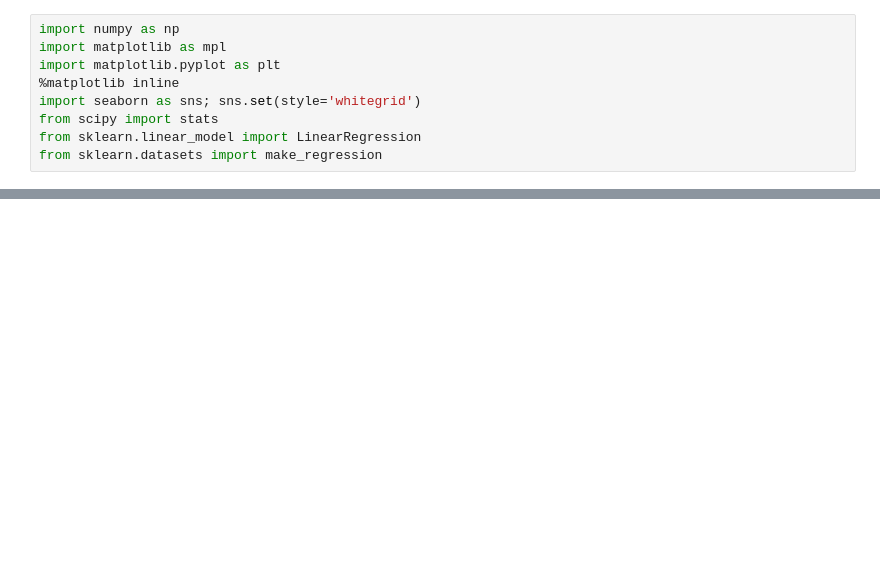
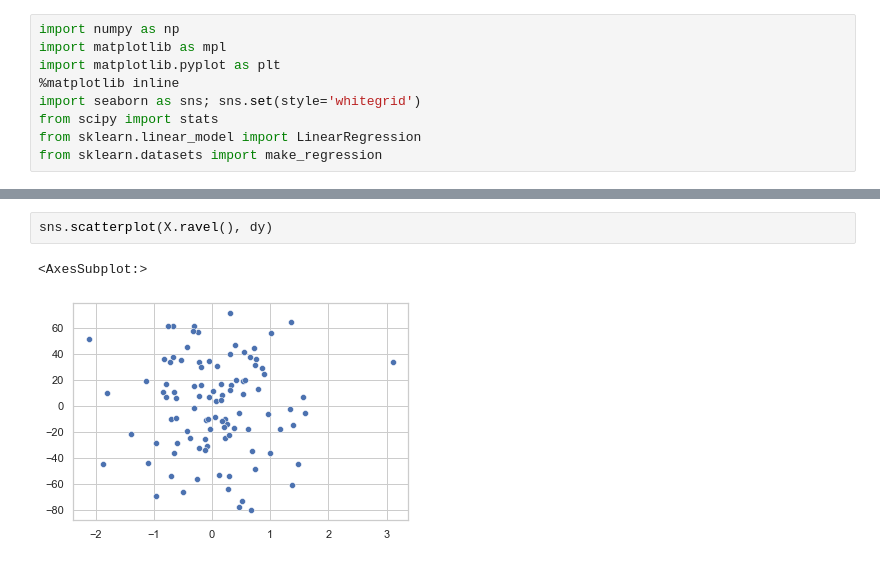
Before and after one commit to zhukpm/da_spring2021, a Jupyter notebook: lessons/nb/les7.ipynb, the cells around one changed output, grey strips where cells are left out. Cells and saved outputs as stored; diff of their text form; blank space fills up the shorter version.

```diff
--- a/lessons/nb/les7.ipynb
+++ b/lessons/nb/les7.ipynb
@@ -15,0 +111,5 @@ sns.scatterplot(X.ravel(), y)
+# %%
+sns.scatterplot(X.ravel(), dy)
+# %% [output]
+<AxesSubplot:>
+[figure, added]
```
Also changed, not shown: parts of 25 cells of this notebook.
